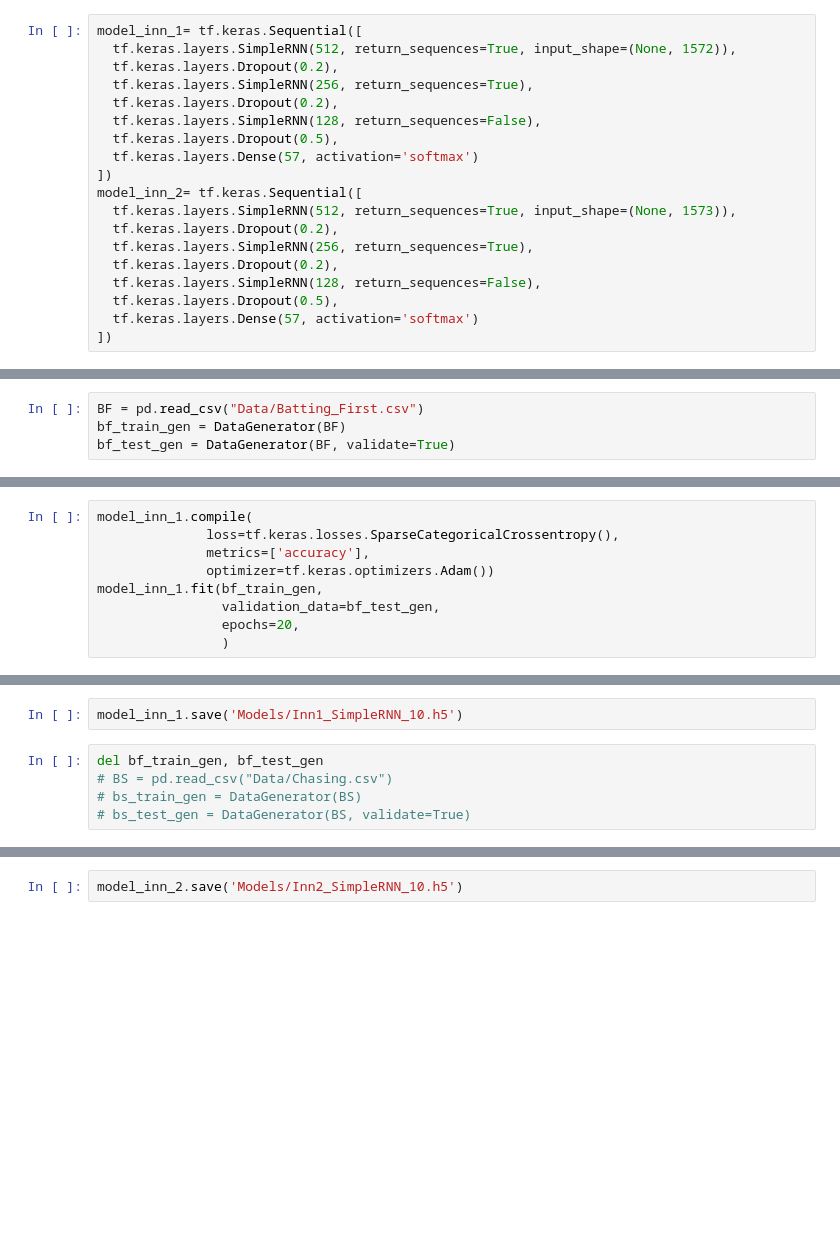
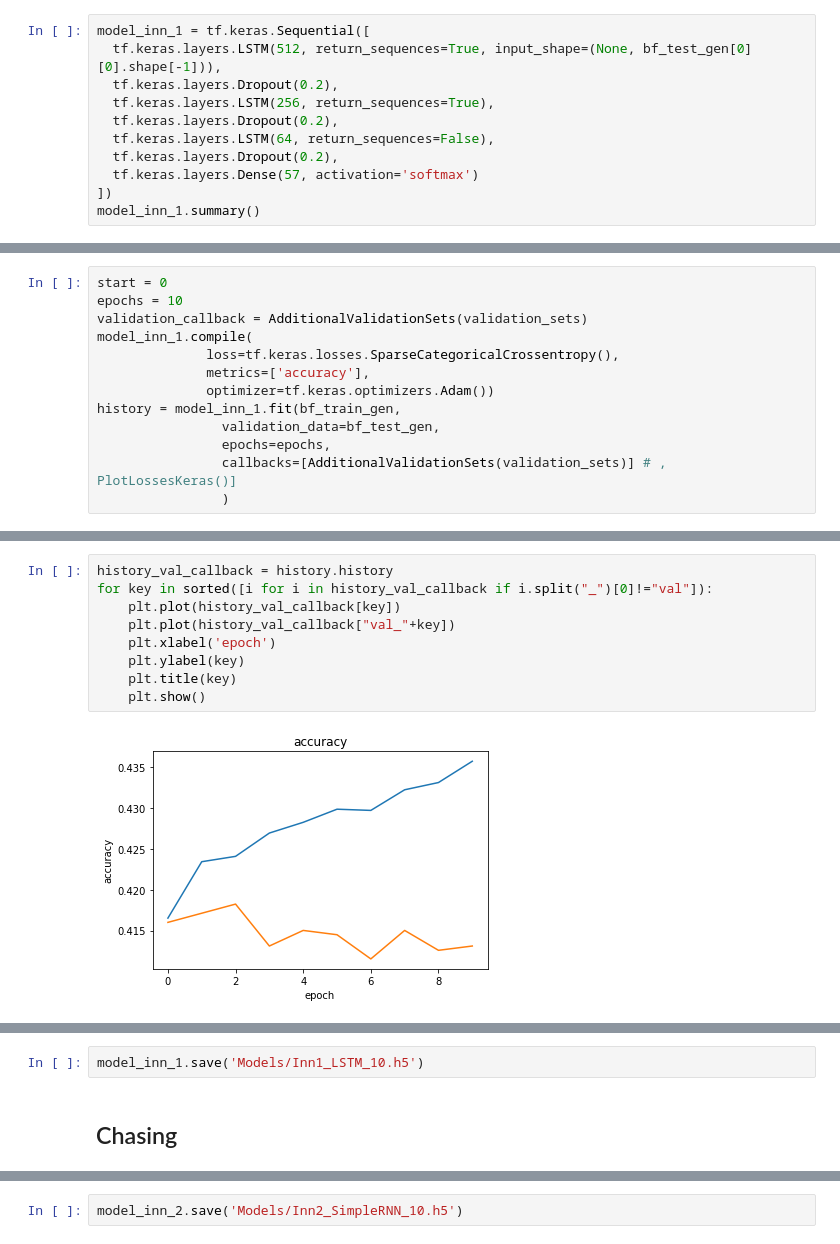
Before and after one commit to AravindM2803/IPL-Simulator, a Jupyter notebook: iplsim/Train.ipynb, the cells around one changed output, grey strips where cells are left out. Drawn from its saved outputs; the diff is of its cells as text; blank space fills up the shorter version.

```diff
--- a/iplsim/Train.ipynb
+++ b/iplsim/Train.ipynb
@@ -175,19 +223,11 @@ class DataGenerator(tf.keras.utils.Sequence):
 # %%
-model_inn_1= tf.keras.Sequential([
-  tf.keras.layers.SimpleRNN(512, return_sequences=True, input_shape=(None, 1572)),
+model_inn_1 = tf.keras.Sequential([
+  tf.keras.layers.LSTM(512, return_sequences=True, input_shape=(None, bf_test_gen[0][0].shape[-1])),
   tf.keras.layers.Dropout(0.2),
-  tf.keras.layers.SimpleRNN(256, return_sequences=True),
+  tf.keras.layers.LSTM(256, return_sequences=True),
   tf.keras.layers.Dropout(0.2),
-  tf.keras.layers.SimpleRNN(128, return_sequences=False),
-  tf.keras.layers.Dropout(0.5),
+  tf.keras.layers.LSTM(64, return_sequences=False),
+  tf.keras.layers.Dropout(0.2),
   tf.keras.layers.Dense(57, activation='softmax')
 ])
-model_inn_2= tf.keras.Sequential([
-  tf.keras.layers.SimpleRNN(512, return_sequences=True, input_shape=(None, 1573)),
-  tf.keras.layers.Dropout(0.2),
-  tf.keras.layers.SimpleRNN(256, return_sequences=True),
-  tf.keras.layers.Dropout(0.2),
-  tf.keras.layers.SimpleRNN(128, return_sequences=False),
-  tf.keras.layers.Dropout(0.5),
-  tf.keras.layers.Dense(57, activation='softmax')
-])
+model_inn_1.summary()
@@ -214,4 +251,0 @@ _________________________________________________________________
-# %%
-BF = pd.read_csv("Data/Batting_First.csv")
-bf_train_gen = DataGenerator(BF)
-bf_test_gen = DataGenerator(BF, validate=True)
@@ -223,10 +254,14 @@ print(x.shape, y.shape)
 # %%
+start = 0
+epochs = 10
+validation_callback = AdditionalValidationSets(validation_sets)
 model_inn_1.compile(
               loss=tf.keras.losses.SparseCategoricalCrossentropy(),
               metrics=['accuracy'],
               optimizer=tf.keras.optimizers.Adam())
-model_inn_1.fit(bf_train_gen,
+history = model_inn_1.fit(bf_train_gen,
                 validation_data=bf_test_gen,
-                epochs=20,
+                epochs=epochs,
+                callbacks=[AdditionalValidationSets(validation_sets)] # , PlotLossesKeras()]
                 )
 # %% [output]
@@ -234,0 +285,11 @@ KeyboardInterrupt:
+# %%
+history_val_callback = history.history
+for key in sorted([i for i in history_val_callback if i.split("_")[0]!="val"]):
+    plt.plot(history_val_callback[key])
+    plt.plot(history_val_callback["val_"+key])
+    plt.xlabel('epoch')
+    plt.ylabel(key)
+    plt.title(key)
+    plt.show()
+# %% [output]
+[figure, added]
@@ -235,7 +297,4 @@ KeyboardInterrupt:
 # %%
-model_inn_1.save('Models/Inn1_SimpleRNN_10.h5')
+model_inn_1.save('Models/Inn1_LSTM_10.h5')
-# %%
-del bf_train_gen, bf_test_gen
-# BS = pd.read_csv("Data/Chasing.csv")
-# bs_train_gen = DataGenerator(BS)
-# bs_test_gen = DataGenerator(BS, validate=True)
+# %% [markdown]
+## Chasing
```
Also changed, not shown: parts of 20 cells of this notebook, 1 other file.
